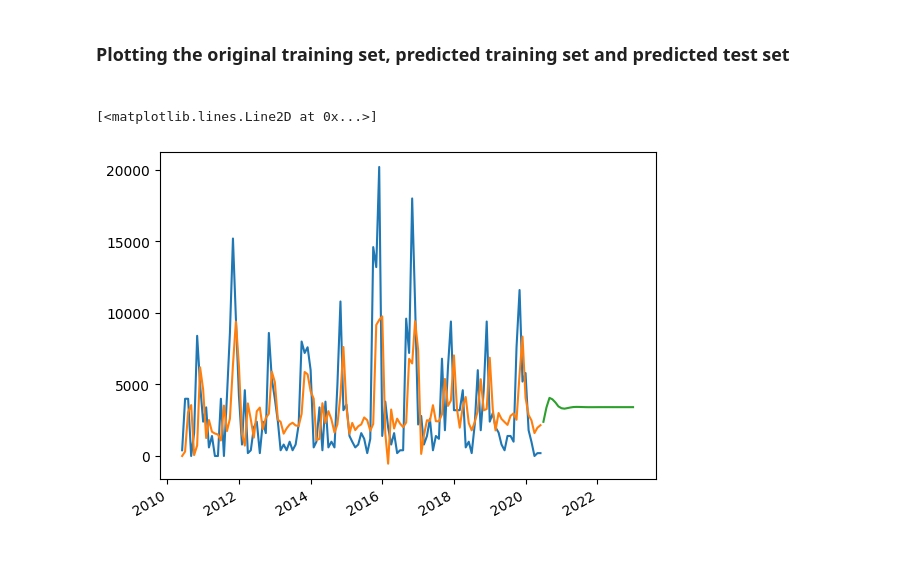
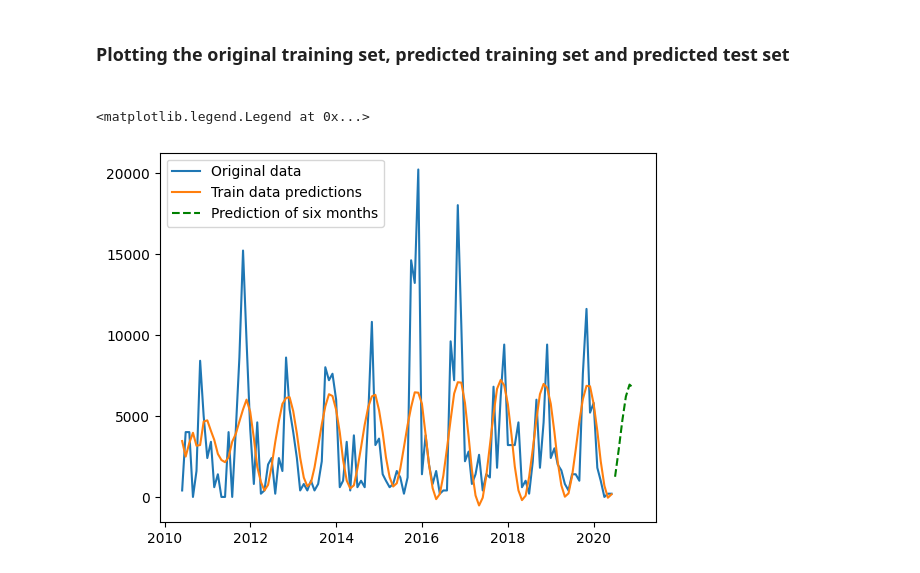
Before and after one commit to perviz822/amazon_stock_price_predictor, a Jupyter notebook: products.ipynb, the cells around one changed output. Cells and saved outputs as stored; diff of their text form; code cells hidden in the pictures.

Commit message:
arima model complexity  reduced by  only choosing the lags  in the pacf and acf plot

```diff
--- a/products.ipynb
+++ b/products.ipynb
@@ -159,5 +157,5 @@ print(df_test)
 <h3> Fitting the arima model <h3>
 # %%
 from statsmodels.tsa.arima.model import ARIMA
-model = ARIMA (df_train['Sales'],order = (8,1,1))
+model = ARIMA (df_train['Sales'],order = (2,0,2))
 model_fit =  model.fit()
@@ -166,5 +162,5 @@ KeyboardInterrupt:
 # %%
-forecast = model_fit.get_forecast(steps=40)
+forecast = model_fit.get_forecast(steps=6)
 forecast_df = forecast.summary_frame()
 print(forecast_df)
 plt.plot(forecast_df['mean'])
@@ -203,9 +196,10 @@ in_sample_pred = model_fit.predict(start=df_train.index[0], end=df_train.index[-
 # %% [markdown]
 <h3> Plotting the original training set, predicted training set and predicted test set <h3>
 # %%
-plt.plot(df_train['Sales'])
-in_sample_pred.plot()
-plt.plot(forecast_df['mean'])
+plt.plot(df_train['Sales'],label='Original data')
+plt.plot(in_sample_pred,label = 'Train data predictions')
+plt.plot(forecast_df['mean'],label ='Prediction of six months', color='green',linestyle='--')
+plt.legend()
 # %% [output]
-[<matplotlib.lines.Line2D at 0x...>]
+<matplotlib.legend.Legend at 0x...>
-[figure, old version]
+[figure, new version]
```
Also changed, not shown: parts of 6 cells of this notebook.
